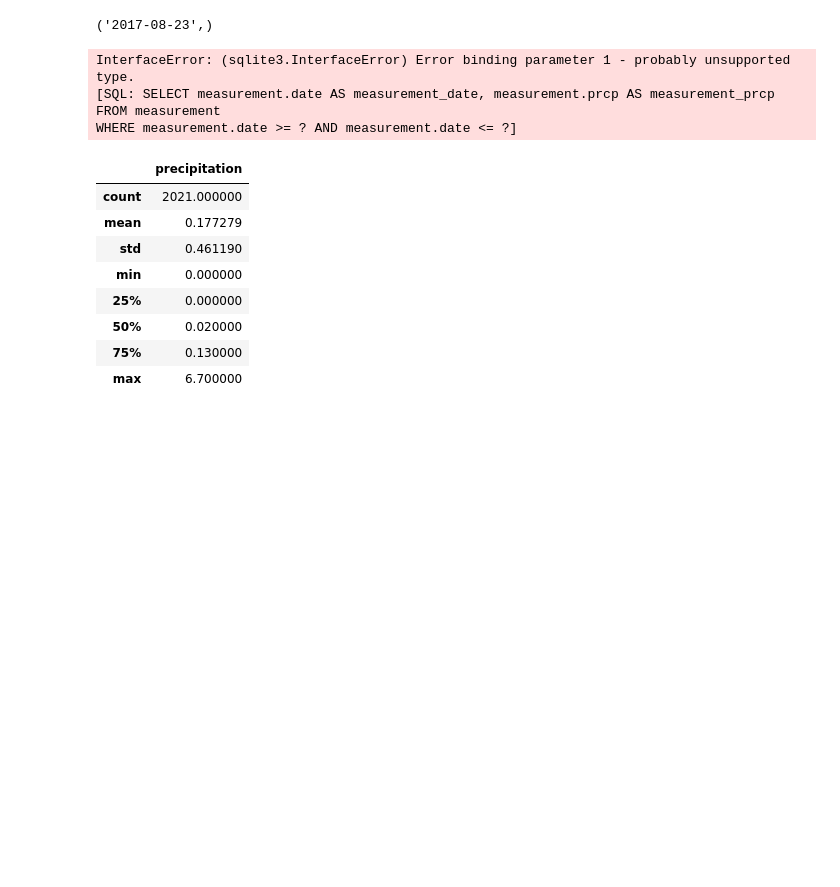
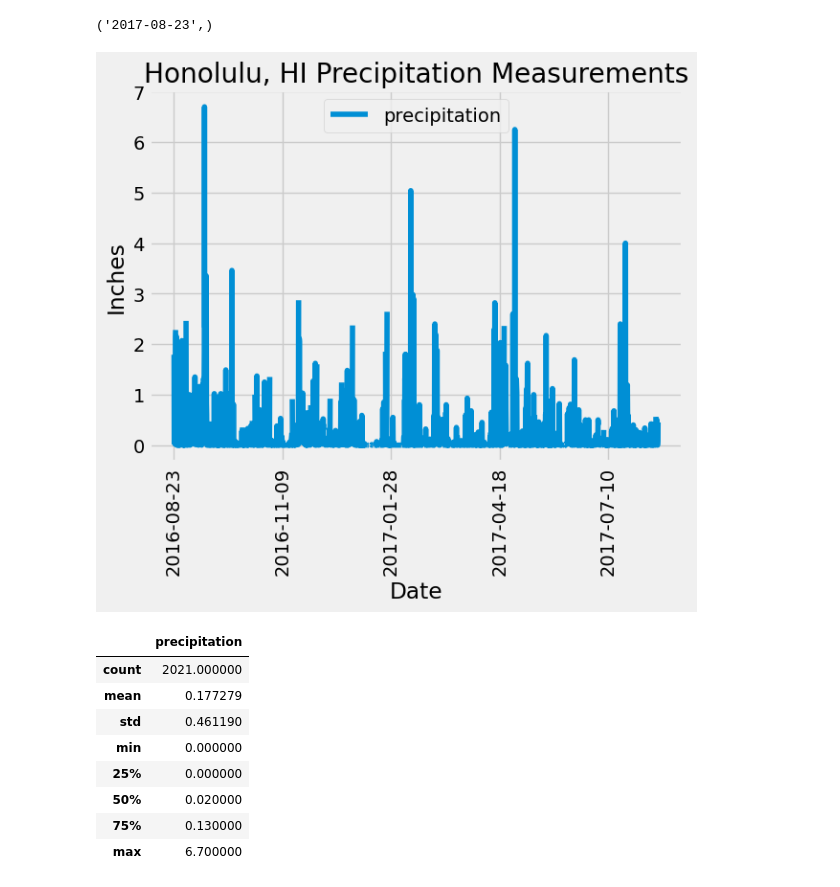
Before and after one commit to hilari16/sqlalchemy-challenge, a Jupyter notebook: SurfsUp/climate.ipynb, the cells around one changed output. Saved outputs shown, nothing was run; the diff lists cells and outputs as text; code cells hidden in the pictures; blank space fills up the shorter version.

```diff
--- a/SurfsUp/climate.ipynb
+++ b/SurfsUp/climate.ipynb
@@ -49,30 +49,37 @@ recent_date
 # %%
 # Design a query to retrieve the last 12 months of precipitation data and plot the results.
 # See table names
 inspector = inspect(engine)
 inspector.get_table_names()
 
 # Starting from the most recent data point in the database.
 recent_date
 
 # Calculate the date one year from the last date in data set
 year_prior = dt.date(2017, 8, 23) - dt.timedelta(days=365)
 year_prior
 
 # Perform a query to retrieve the data and precipitation scores
-scores = session.query(measurement.date, measurement.prcp).filter(measurement.date >= year_prior.strftime('%Y-%m-%d')).filter(measurement.date <= recent_date).all()
+scores = session.query(measurement.date, measurement.prcp).filter(measurement.date >= year_prior).all()
 scores
+
 # Save the query results as a Pandas DataFrame. Explicitly set the column names
-
+scores_df = pd.DataFrame(scores, columns = ['date', 'precipitation'])
+scores_df
 
 # Sort the dataframe by date
-
+scores_df.sort_values(by = ['date'], inplace = True)
+scores_df
 
 # Use Pandas Plotting with Matplotlib to plot the data
+scores_df.plot('date', 'precipitation')
+plt.xlabel("Date")
+plt.ylabel("Inches")
+plt.title("Honolulu, HI Precipitation Measurements")
+plt.legend(["precipitation"], loc = 'upper center')
+plt.xticks(rotation = 90)
+plt.show()
 # %% [output]
-InterfaceError: (sqlite3.InterfaceError) Error binding parameter 1 - probably unsupported type.
-[SQL: SELECT measurement.date AS measurement_date, measurement.prcp AS measurement_prcp
-FROM measurement
-WHERE measurement.date >= ? AND measurement.date <= ?]
+[figure, added]
 # %%
 # Use Pandas to calculate the summary statistics for the precipitation data
```
Also changed, not shown: parts of 4 cells of this notebook.
